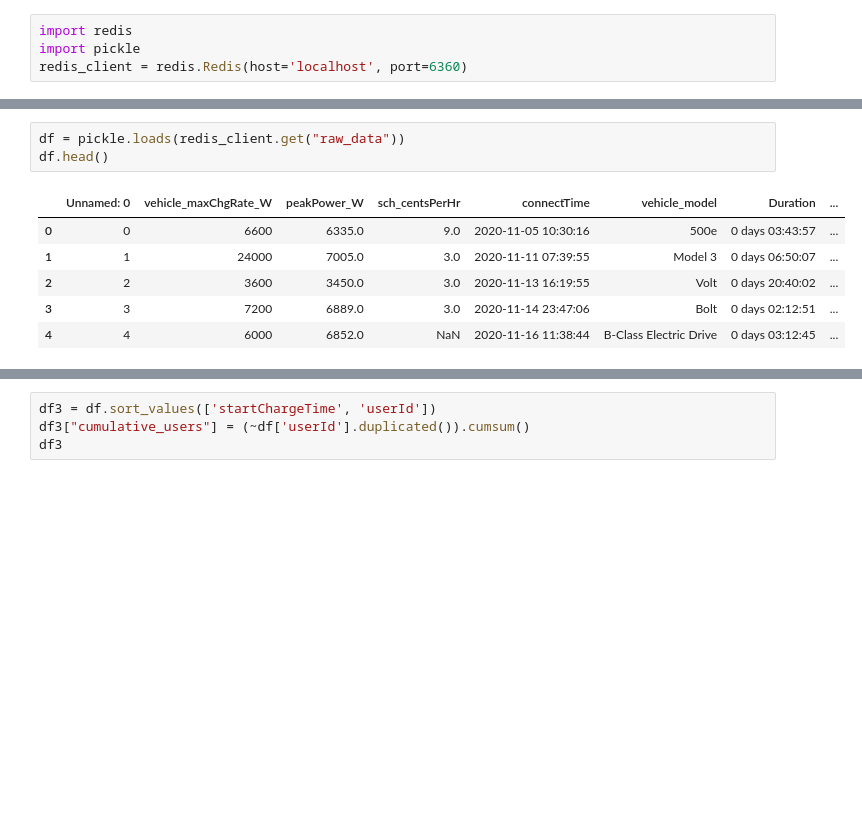
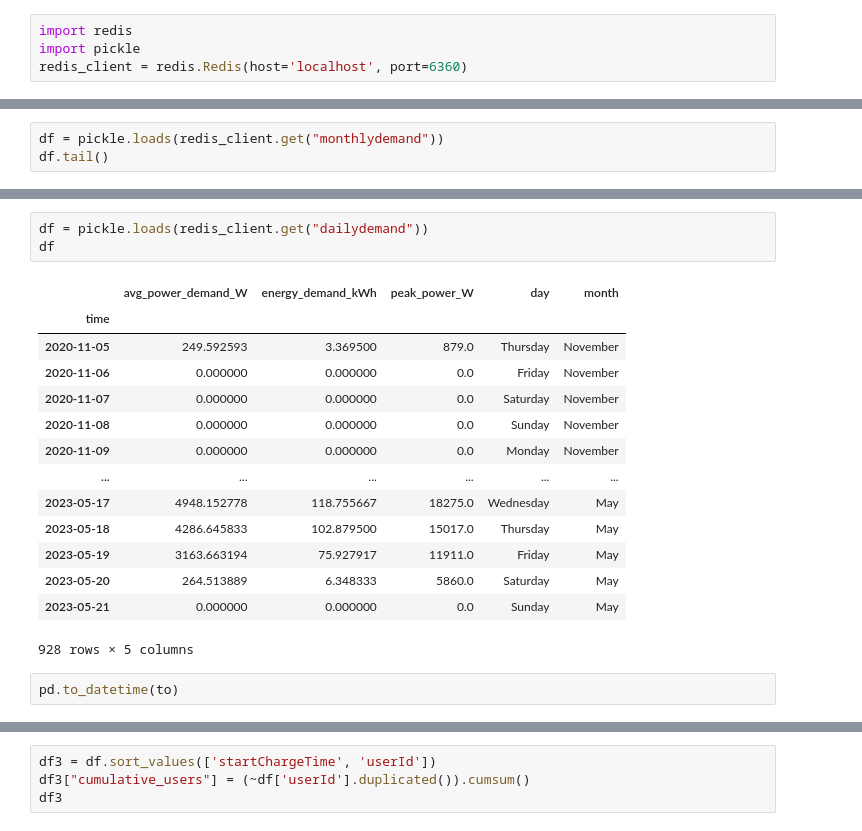
Before and after one commit to winston-edwin-chiong/slrpEV-data-dashboard, a Jupyter notebook: Playground.ipynb, the cells around one changed output, grey strips where cells are left out. Saved outputs shown, nothing was run; the diff lists cells and outputs as text; blank space fills up the shorter version.

```diff
--- a/Playground.ipynb
+++ b/Playground.ipynb
@@ -268,0 +279,3 @@ redis_client = redis.Redis(host='localhost', port=6360)
+# %%
+df = pickle.loads(redis_client.get("monthlydemand"))
+df.tail()
@@ -269,10 +290,20 @@ redis_client = redis.Redis(host='localhost', port=6360)
 # %%
-df = pickle.loads(redis_client.get("raw_data"))
-df.head()
+df = pickle.loads(redis_client.get("dailydemand"))
+df
 # %% [output]
-|  | Unnamed: 0 | vehicle_maxChgRate_W | peakPower_W | sch_centsPerHr | connectTime | vehicle_model | Duration | ... |
-| 0 | 0 | 6600 | 6335.0 | 9.0 | 2020-11-05 10:30:16 | 500e | 0 days 03:43:57 | ... |
-| 1 | 1 | 24000 | 7005.0 | 3.0 | 2020-11-11 07:39:55 | Model 3 | 0 days 06:50:07 | ... |
-| 2 | 2 | 3600 | 3450.0 | 3.0 | 2020-11-13 16:19:55 | Volt | 0 days 20:40:02 | ... |
-| 3 | 3 | 7200 | 6889.0 | 3.0 | 2020-11-14 23:47:06 | Bolt | 0 days 02:12:51 | ... |
-| 4 | 4 | 6000 | 6852.0 | NaN | 2020-11-16 11:38:44 | B-Class Electric Drive | 0 days 03:12:45 | ... |
+|  | avg_power_demand_W | energy_demand_kWh | peak_power_W | day | month |
+| time |  |  |  |  |  |
+| 2020-11-05 | 249.592593 | 3.369500 | 879.0 | Thursday | November |
+| 2020-11-06 | 0.000000 | 0.000000 | 0.0 | Friday | November |
+| 2020-11-07 | 0.000000 | 0.000000 | 0.0 | Saturday | November |
+| 2020-11-08 | 0.000000 | 0.000000 | 0.0 | Sunday | November |
+| 2020-11-09 | 0.000000 | 0.000000 | 0.0 | Monday | November |
+| ... | ... | ... | ... | ... | ... |
+| 2023-05-17 | 4948.152778 | 118.755667 | 18275.0 | Wednesday | May |
+| 2023-05-18 | 4286.645833 | 102.879500 | 15017.0 | Thursday | May |
+| 2023-05-19 | 3163.663194 | 75.927917 | 11911.0 | Friday | May |
+| 2023-05-20 | 264.513889 | 6.348333 | 5860.0 | Saturday | May |
+| 2023-05-21 | 0.000000 | 0.000000 | 0.0 | Sunday | May |
+928 rows × 5 columns
+# %%
+pd.to_datetime(to)
```
Also changed, not shown: parts of 5 cells of this notebook, 11 other files.
